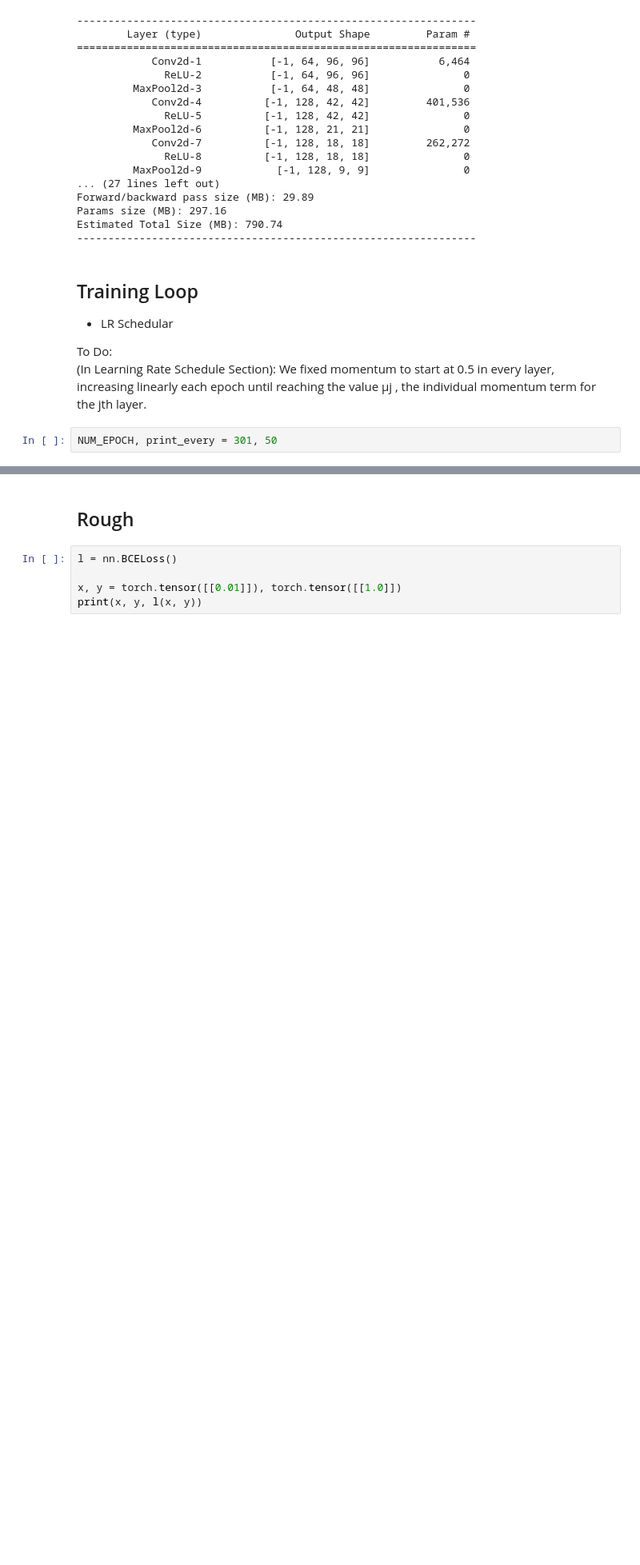
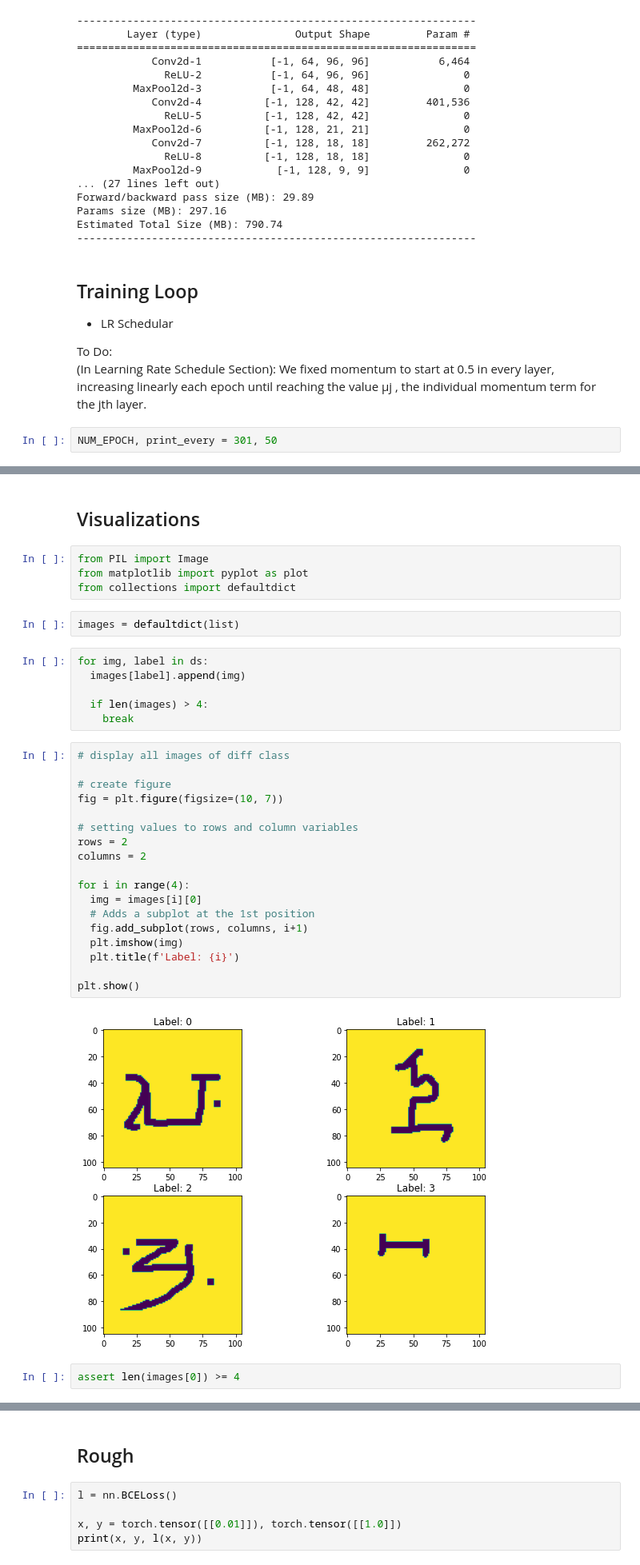
Before and after one commit to harshraj22/DeepLearning, a Jupyter notebook: implementations/SiameseNetwork/Siamese_Network.ipynb, the cells around one changed output, grey strips where cells are left out. Shown: that part at 80% size. Drawn from its saved outputs; the diff is of its cells as text; blank space fills up the shorter version.

```diff
--- a/implementations/SiameseNetwork/Siamese_Network.ipynb
+++ b/implementations/SiameseNetwork/Siamese_Network.ipynb
@@ -318,0 +332,36 @@ Text(0, 0.5, 'Loss')
+# %% [markdown]
+## Visualizations
+# %%
+from PIL import Image
+from matplotlib import pyplot as plot
+from collections import defaultdict
+# %%
+images = defaultdict(list)
+# %%
+for img, label in ds:
+  images[label].append(img)
+
+  if len(images) > 4:
+    break
+# %%
+# display all images of diff class
+
+# create figure
+fig = plt.figure(figsize=(10, 7))
+
+# setting values to rows and column variables
+rows = 2
+columns = 2
+
+for i in range(4):
+  img = images[i][0]
+  # Adds a subplot at the 1st position
+  fig.add_subplot(rows, columns, i+1)
+  plt.imshow(img)
+  plt.title(f'Label: {i}')
+
+plt.show()
+# %% [output]
+[figure, added]
+# %%
+assert len(images[0]) >= 4
```
Also changed, not shown: parts of 18 cells of this notebook.
